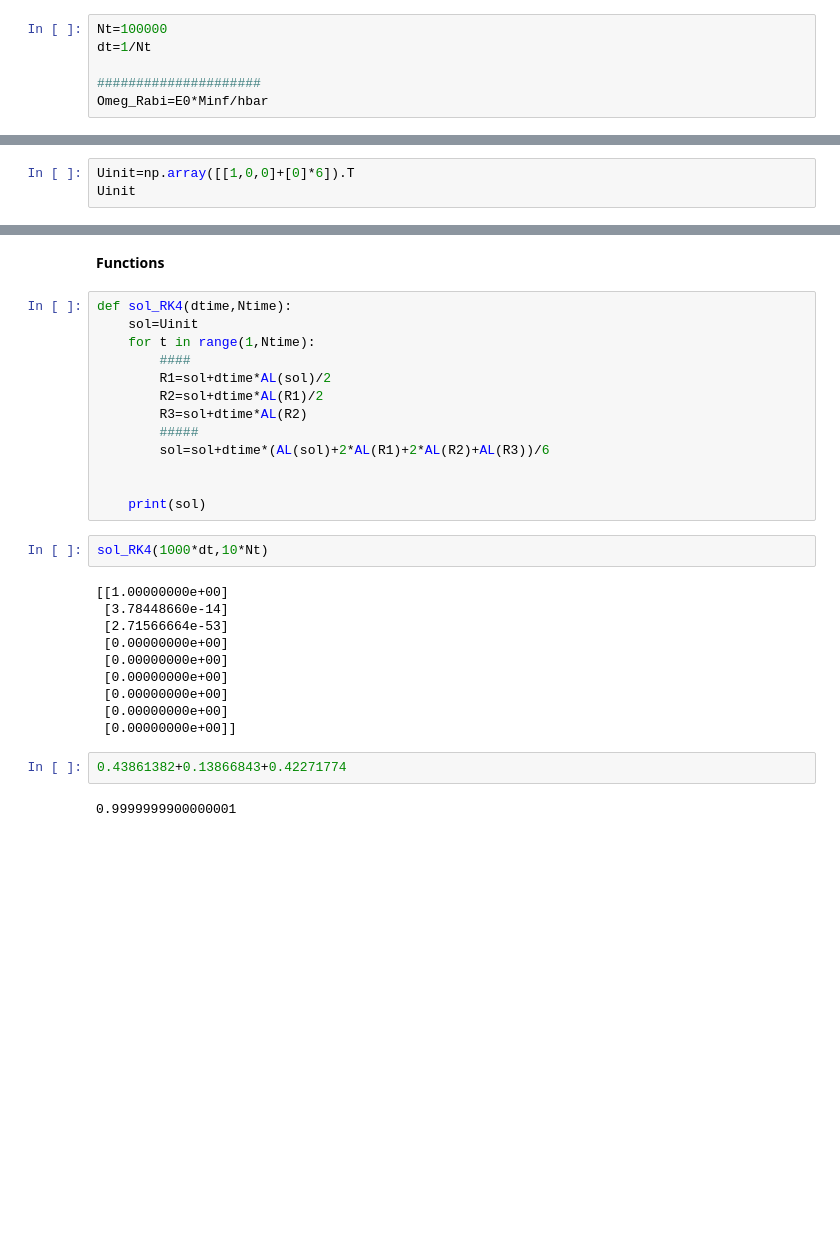
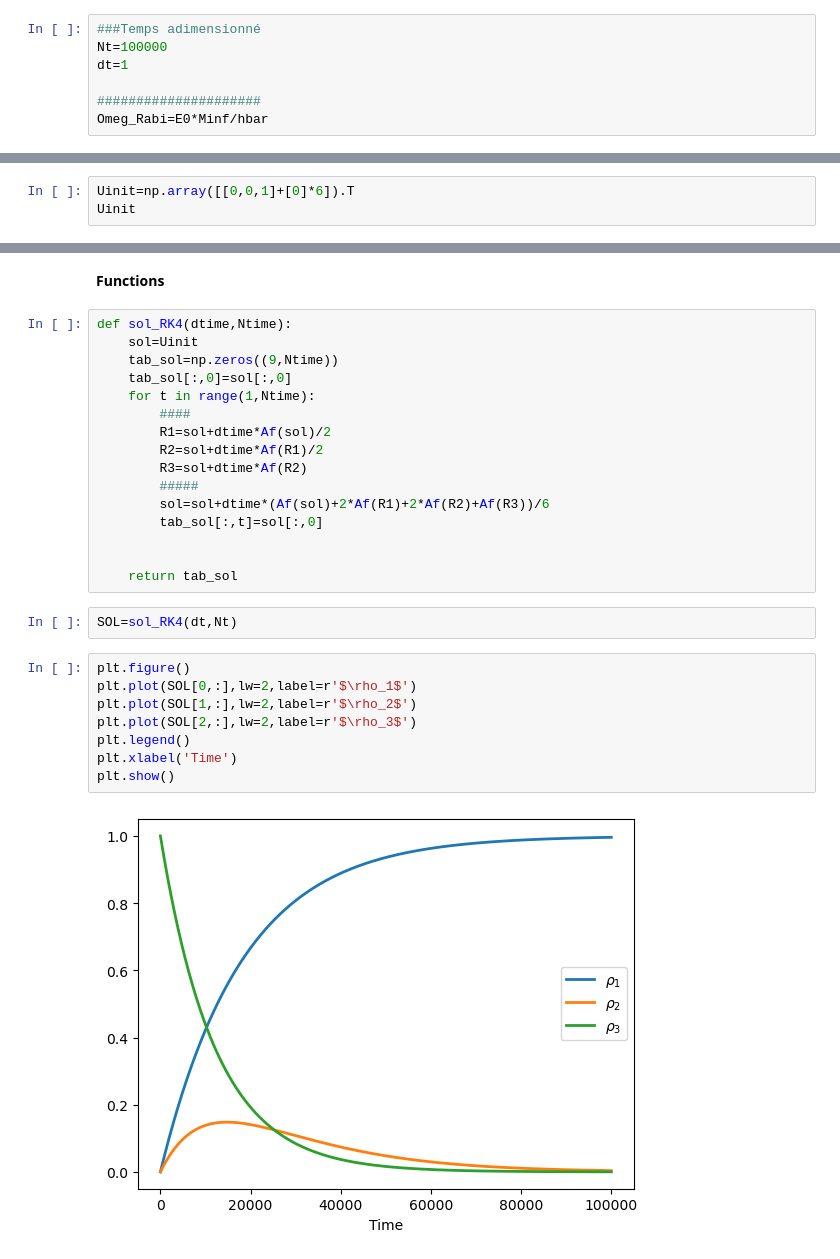
Before and after one commit to kolekeita/Project_article_Okaingny, a Jupyter notebook: Codes/Untitled.ipynb, the cells around one changed output, grey strips where cells are left out. Cells and saved outputs as stored; diff of their text form; blank space fills up the shorter version.

```diff
--- a/Codes/Untitled.ipynb
+++ b/Codes/Untitled.ipynb
@@ -87,14 +90,15 @@ R0=-np.diag([0,2*R,2*R])/hbar
 # %% [markdown]
 **Numerical paramaeters**
 # %%
+###Temps adimensionné
 Nt=100000
-dt=1/Nt
+dt=1
 
 #####################
 Omeg_Rabi=E0*Minf/hbar
 # %% [markdown]
 **Initial density**
 # %%
-Uinit=np.array([[1,0,0]+[0]*6]).T
+Uinit=np.array([[0,0,1]+[0]*6]).T
 Uinit
 # %% [output]
@@ -139,29 +191,28 @@ array([[-4.91886063e-18],
 # %%
 def sol_RK4(dtime,Ntime):
     sol=Uinit
+    tab_sol=np.zeros((9,Ntime))
+    tab_sol[:,0]=sol[:,0]
     for t in range(1,Ntime):
         ####
-        R1=sol+dtime*AL(sol)/2
-        R2=sol+dtime*AL(R1)/2
-        R3=sol+dtime*AL(R2)
+        R1=sol+dtime*Af(sol)/2
+        R2=sol+dtime*Af(R1)/2
+        R3=sol+dtime*Af(R2)
         #####
-        sol=sol+dtime*(AL(sol)+2*AL(R1)+2*AL(R2)+AL(R3))/6
+        sol=sol+dtime*(Af(sol)+2*Af(R1)+2*Af(R2)+Af(R3))/6
+        tab_sol[:,t]=sol[:,0]
 
 
-    print(sol)
+    return tab_sol
 # %%
-sol_RK4(1000*dt,10*Nt)
+SOL=sol_RK4(dt,Nt)
-# %% [output]
-[[1.00000000e+00]
- [3.78448660e-14]
- [2.71566664e-53]
- [0.00000000e+00]
- [0.00000000e+00]
- [0.00000000e+00]
- [0.00000000e+00]
- [0.00000000e+00]
- [0.00000000e+00]]
-# %%
-0.43861382+0.13866843+0.42271774
-# %% [output]
-0.9999999900000001
+# %%
+plt.figure()
+plt.plot(SOL[0,:],lw=2,label=r'$\rho_1$')
+plt.plot(SOL[1,:],lw=2,label=r'$\rho_2$')
+plt.plot(SOL[2,:],lw=2,label=r'$\rho_3$')
+plt.legend()
+plt.xlabel('Time')
+plt.show()
+# %% [output]
+[figure, added]
```
Also changed, not shown: parts of 9 cells of this notebook, 5 other files.
